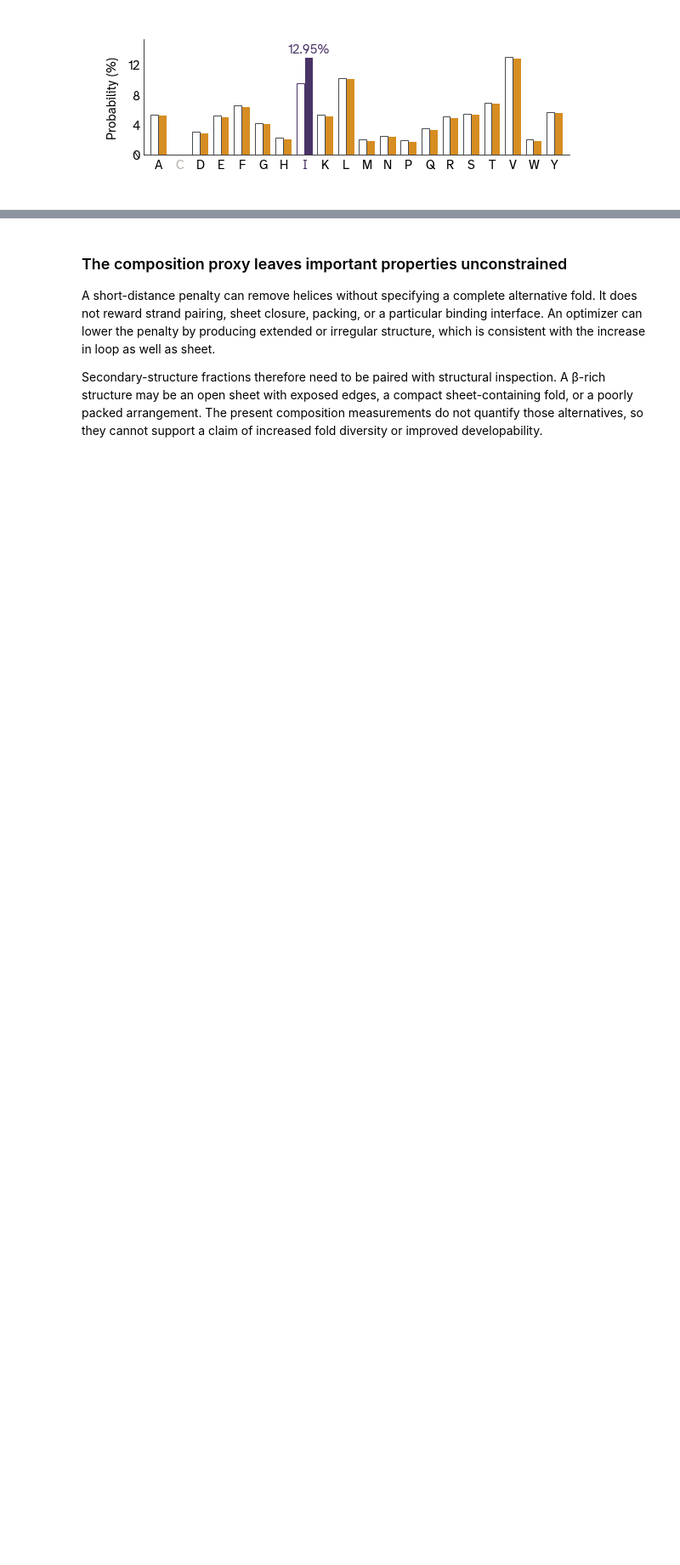
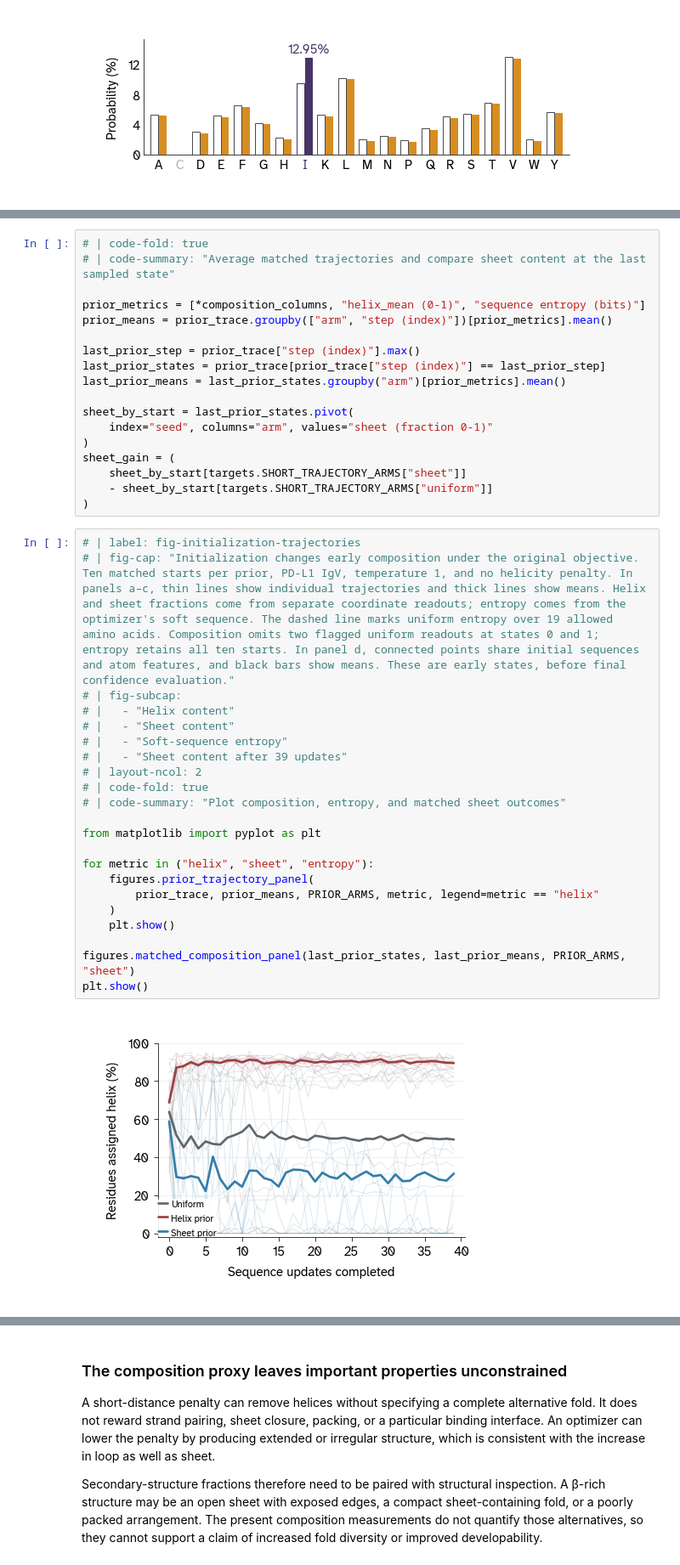
Before and after one commit to Arcadia-Science/esmfold2-secondary-structure-steering, a Jupyter notebook: index.ipynb, the cells around one changed output, grey strips where cells are left out. Shown at 85% size. Saved outputs shown, nothing was run; the diff lists cells and outputs as text; blank space fills up the shorter version.

Commit message:
Update pub prose with short initialization exp

```diff
--- a/index.ipynb
+++ b/index.ipynb
@@ -570,0 +581,42 @@ for state, probabilities in example_priors.items():
+# %%
+# | code-fold: true
+# | code-summary: "Average matched trajectories and compare sheet content at the last sampled state"
+
+prior_metrics = [*composition_columns, "helix_mean (0-1)", "sequence entropy (bits)"]
+prior_means = prior_trace.groupby(["arm", "step (index)"])[prior_metrics].mean()
+
+last_prior_step = prior_trace["step (index)"].max()
+last_prior_states = prior_trace[prior_trace["step (index)"] == last_prior_step]
+last_prior_means = last_prior_states.groupby("arm")[prior_metrics].mean()
+
+sheet_by_start = last_prior_states.pivot(
+    index="seed", columns="arm", values="sheet (fraction 0-1)"
+)
+sheet_gain = (
+    sheet_by_start[targets.SHORT_TRAJECTORY_ARMS["sheet"]]
+    - sheet_by_start[targets.SHORT_TRAJECTORY_ARMS["uniform"]]
+)
+# %%
+# | label: fig-initialization-trajectories
+# | fig-cap: "Initialization changes early composition under the original objective. Ten matched starts per prior, PD-L1 IgV, temperature 1, and no helicity penalty. In panels a–c, thin lines show individual trajectories and thick lines show means. Helix and sheet fractions come from separate coordinate readouts; entropy comes from the optimizer's soft sequence. The dashed line marks uniform entropy over 19 allowed amino acids. Composition omits two flagged uniform readouts at states 0 and 1; entropy retains all ten starts. In panel d, connected points share initial sequences and atom features, and black bars show means. These are early states, before final confidence evaluation."
+# | fig-subcap:
+# |   - "Helix content"
+# |   - "Sheet content"
+# |   - "Soft-sequence entropy"
+# |   - "Sheet content after 39 updates"
+# | layout-ncol: 2
+# | code-fold: true
+# | code-summary: "Plot composition, entropy, and matched sheet outcomes"
+
+from matplotlib import pyplot as plt
+
+for metric in ("helix", "sheet", "entropy"):
+    figures.prior_trajectory_panel(
+        prior_trace, prior_means, PRIOR_ARMS, metric, legend=metric == "helix"
+    )
+    plt.show()
+
+figures.matched_composition_panel(last_prior_states, last_prior_means, PRIOR_ARMS, "sheet")
+plt.show()
+# %% [output]
+[figure, added]
```
Also changed, not shown: parts of 13 cells of this notebook, 2 other files.
